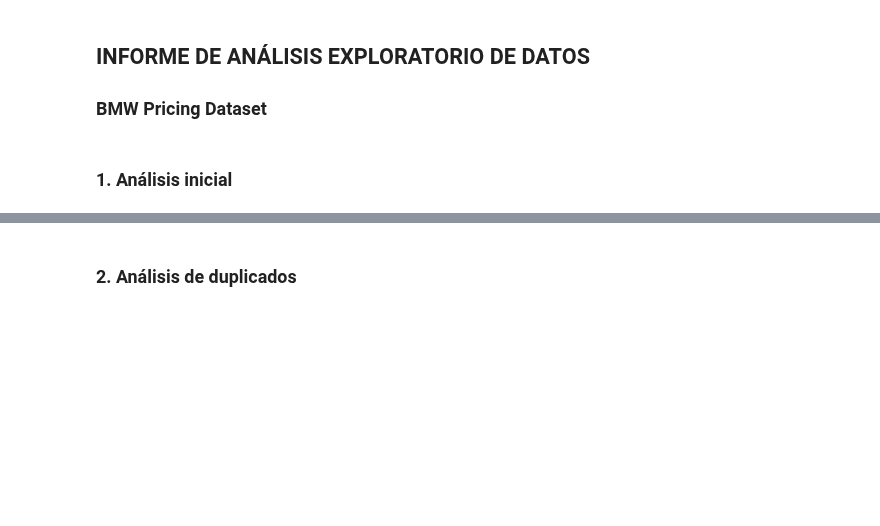
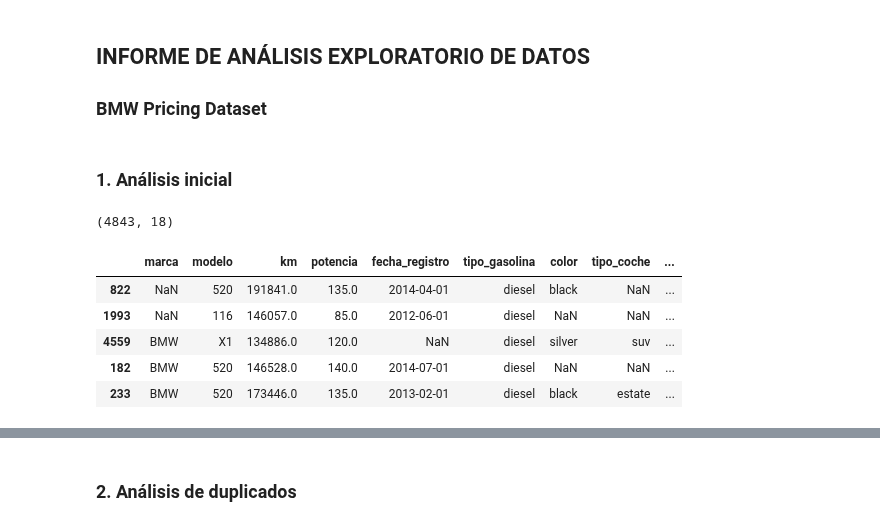
Before and after one commit to tvgtech/BMW_Proj, a Jupyter notebook: Grupo6_EDA_BMW.ipynb, the cells around one changed output, grey strips where cells are left out. Drawn from its saved outputs; the diff is of its cells as text; code cells hidden in the pictures; blank space fills up the shorter version.

```diff
--- a/Grupo6_EDA_BMW.ipynb
+++ b/Grupo6_EDA_BMW.ipynb
@@ -13,3 +13,19 @@ pd.set_option('display.max_rows',None)
 pd.set_option('display.max_columns',None)
 # %% [markdown]
 ### 1. Análisis inicial
+# %%
+# Importamos los datos a un DataFrame de pandas
+bmw = pd.read_csv('dataset/bmw_pricing_v3.csv')
+# %%
+bmw.shape
+# %% [output]
+(4843, 18)
+# %%
+bmw.sample(5)
+# %% [output]
+|  | marca | modelo | km | potencia | fecha_registro | tipo_gasolina | color | tipo_coche | ... |
+| 822 | NaN | 520 | 191841.0 | 135.0 | 2014-04-01 | diesel | black | NaN | ... |
+| 1993 | NaN | 116 | 146057.0 | 85.0 | 2012-06-01 | diesel | NaN | NaN | ... |
+| 4559 | BMW | X1 | 134886.0 | 120.0 | NaN | diesel | silver | suv | ... |
+| 182 | BMW | 520 | 146528.0 | 140.0 | 2014-07-01 | diesel | NaN | NaN | ... |
+| 233 | BMW | 520 | 173446.0 | 135.0 | 2013-02-01 | diesel | black | estate | ... |
```
Also changed, not shown: parts of 86 cells of this notebook, 1 other file.
